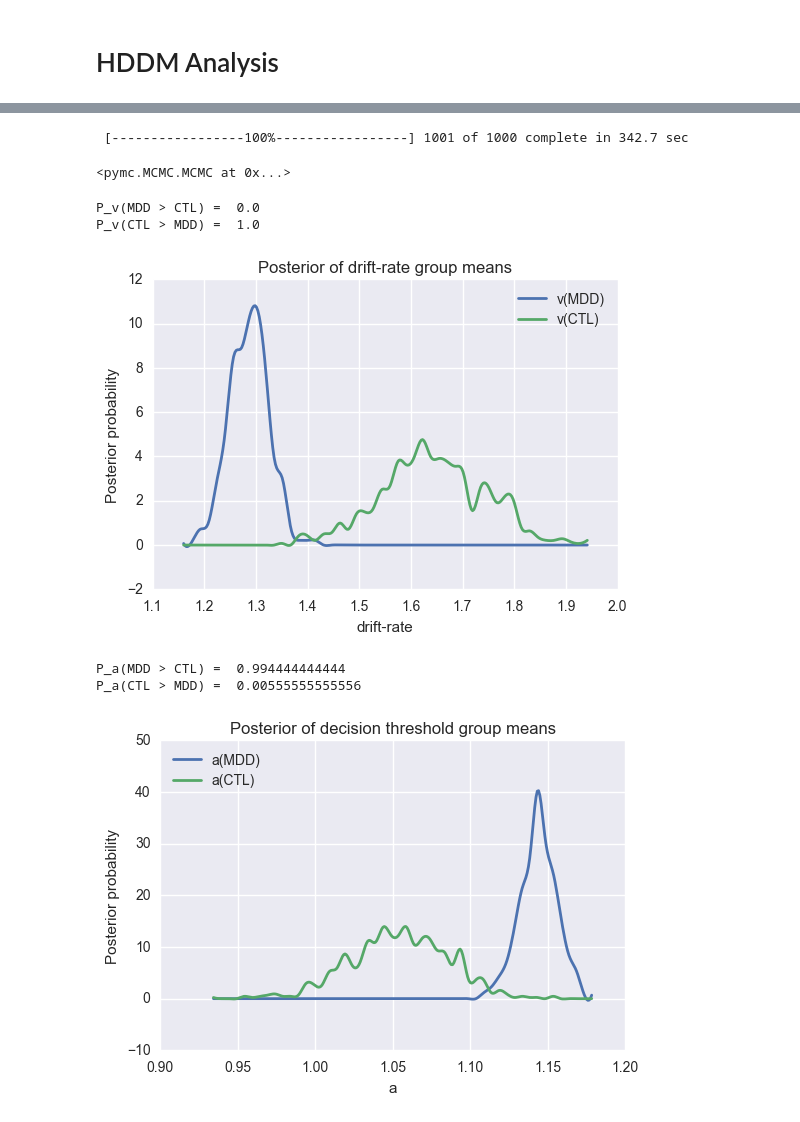
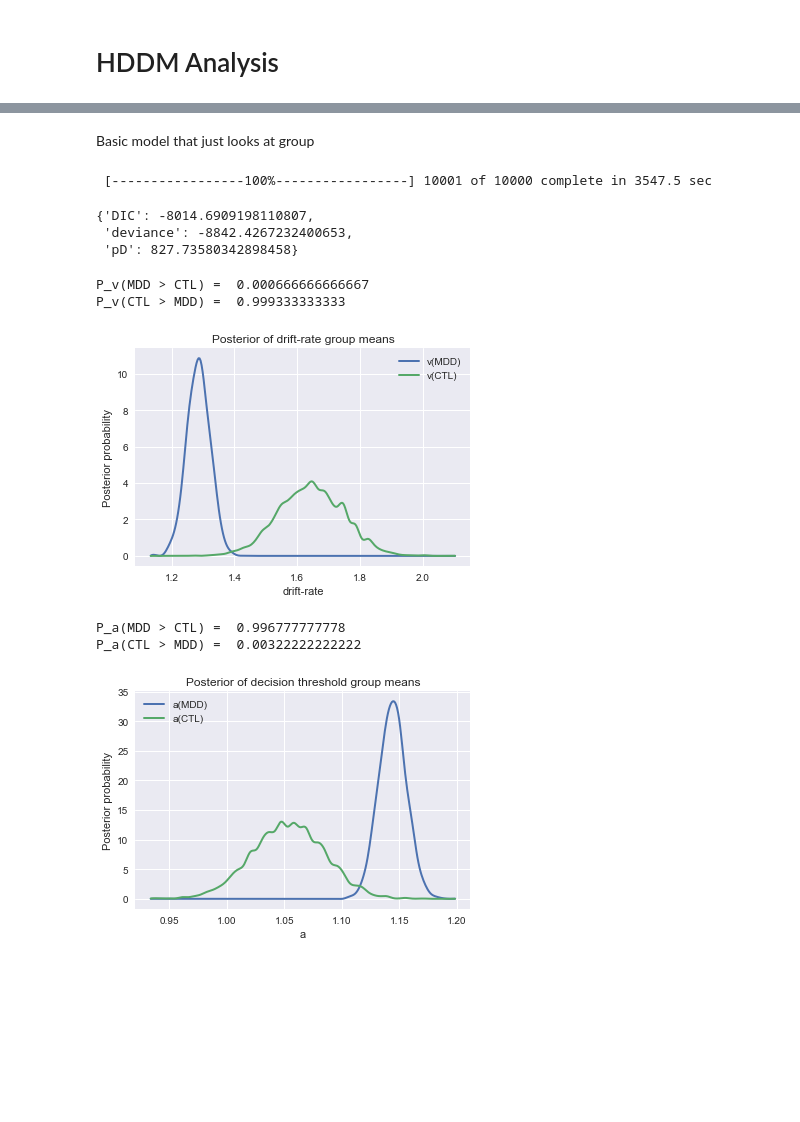
Before and after one commit to vlawlor/EMBARC-PRT, a Jupyter notebook: PRT_Prettier.ipynb, the cells around one changed output, grey strips where cells are left out. Saved outputs shown, nothing was run; the diff lists cells and outputs as text; code cells hidden in the pictures; blank space fills up the shorter version.

```diff
--- a/PRT_Prettier.ipynb
+++ b/PRT_Prettier.ipynb
@@ -613,15 +605,23 @@ Simple model that doesn't take within-subject factors into consideration; this g
 # %%
 all_data = hddm.load_csv('Data/prt_trial_compact.csv')
 all_data['rt'] = all_data['rt'] / 1000 # convert to seconds
+# %% [markdown]
+Basic model that just looks at group
 # %%
-m_general = hddm.HDDM(all_data, depends_on={'v': 'feasibility', 'a': 'feasibility', 't':'feasibility'})
-m_general.find_starting_values()
-m_general.sample(1000, burn=100)
+embarc_prt_acc_group = hddm.HDDM(all_data, depends_on={'v': 'feasibility', 'a': 'feasibility', 't':'feasibility'})
+embarc_prt_acc_group.find_starting_values()
+embarc_prt_acc_group.sample(10000, burn=1000, dbname = 'embarc_prt_acc_group.db', db = 'pickle')
+embarc_prt_acc_group.save('embarc_prt_acc_group')
 # %% [output]
- [-----------------100%-----------------] 1001 of 1000 complete in 342.7 sec
+ [-----------------100%-----------------] 10001 of 10000 complete in 3547.5 sec
-<pymc.MCMC.MCMC at 0x...>
+# %%
+embarc_prt_acc_group.dic_info
+# %% [output]
+{'DIC': -8014.6909198110807,
+ 'deviance': -8842.4267232400653,
+ 'pD': 827.73580342898458}
 # %%
-v_MDD, v_CTL = m_general.nodes_db.node[['v(MDD)','v(CTL)']]
+v_MDD, v_CTL = embarc_prt_acc_group.nodes_db.node[['v(MDD)','v(CTL)']]
 hddm.analyze.plot_posterior_nodes([v_MDD, v_CTL])
 plt.xlabel('drift-rate')
 plt.ylabel('Posterior probability')
@@ -631,21 +631,21 @@ plt.savefig('ctl_mdd_drift_rate_more_samples.pdf')
 print ("P_v(MDD > CTL) = ", (v_MDD.trace() > v_CTL.trace()).mean())
 print ("P_v(CTL > MDD) = ", (v_CTL.trace() > v_MDD.trace()).mean())
 # %% [output]
-P_v(MDD > CTL) =  0.0
-P_v(CTL > MDD) =  1.0
+P_v(MDD > CTL) =  0.000666666666667
+P_v(CTL > MDD) =  0.999333333333
-[figure, old version]
+[figure, new version]
 # %%
-a_MDD, a_CTL = m_general.nodes_db.node[['a(MDD)','a(CTL)']]
+a_MDD, a_CTL = embarc_prt_acc_group.nodes_db.node[['a(MDD)','a(CTL)']]
 hddm.analyze.plot_posterior_nodes([a_MDD, a_CTL])
 plt.xlabel('a')
 plt.ylabel('Posterior probability')
 plt.title('Posterior of decision threshold group means')
 plt.savefig('ctl_mdd_a_more_samples.pdf')
 
 print ("P_a(MDD > CTL) = ", (a_MDD.trace() > a_CTL.trace()).mean())
 print ("P_a(CTL > MDD) = ", (a_CTL.trace() > a_MDD.trace()).mean())
 # %% [output]
-P_a(MDD > CTL) =  0.994444444444
-P_a(CTL > MDD) =  0.00555555555556
+P_a(MDD > CTL) =  0.996777777778
+P_a(CTL > MDD) =  0.00322222222222
-[figure, old version]
+[figure, new version]
 # %%
```
Also changed, not shown: parts of 53 cells of this notebook.
